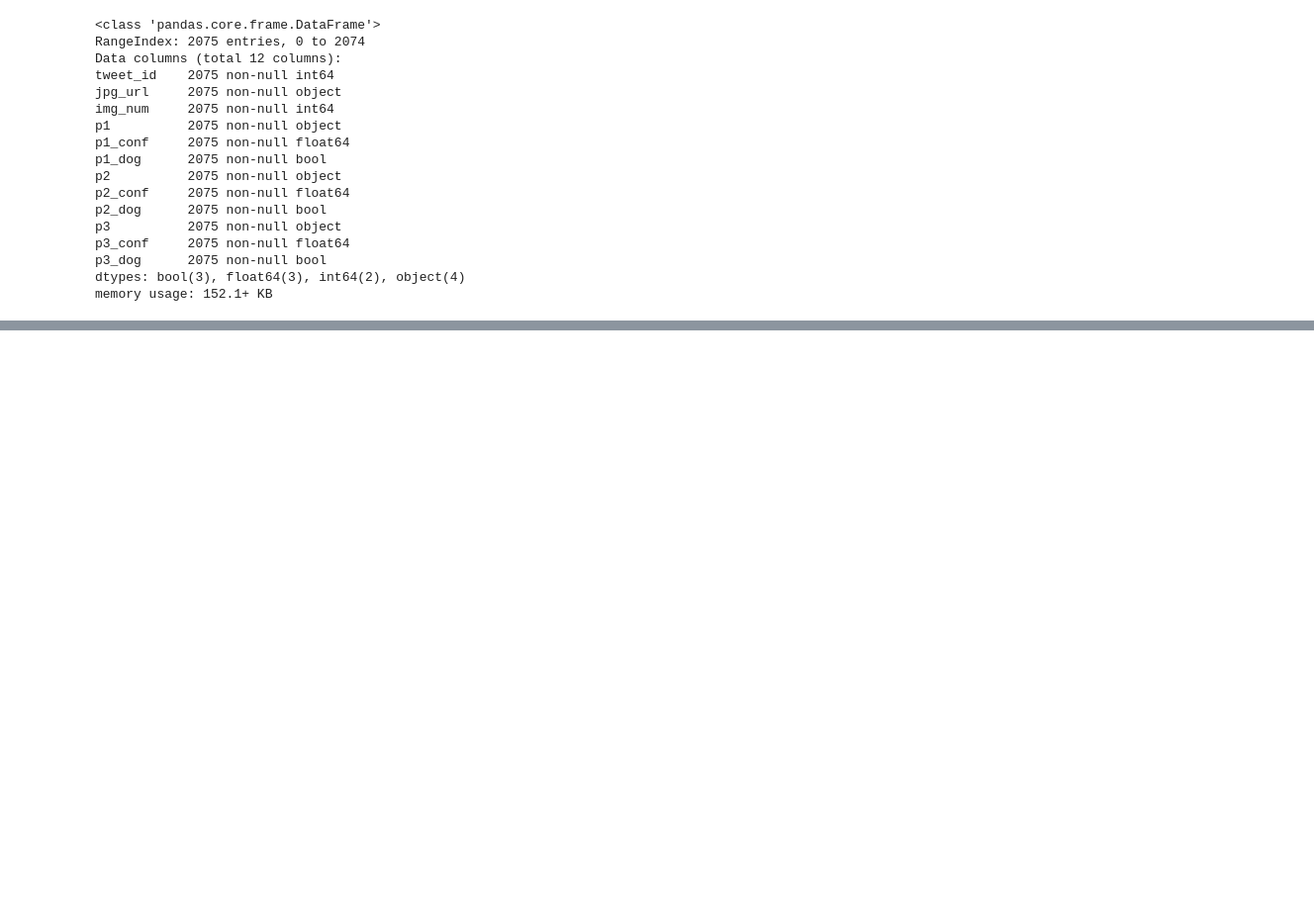
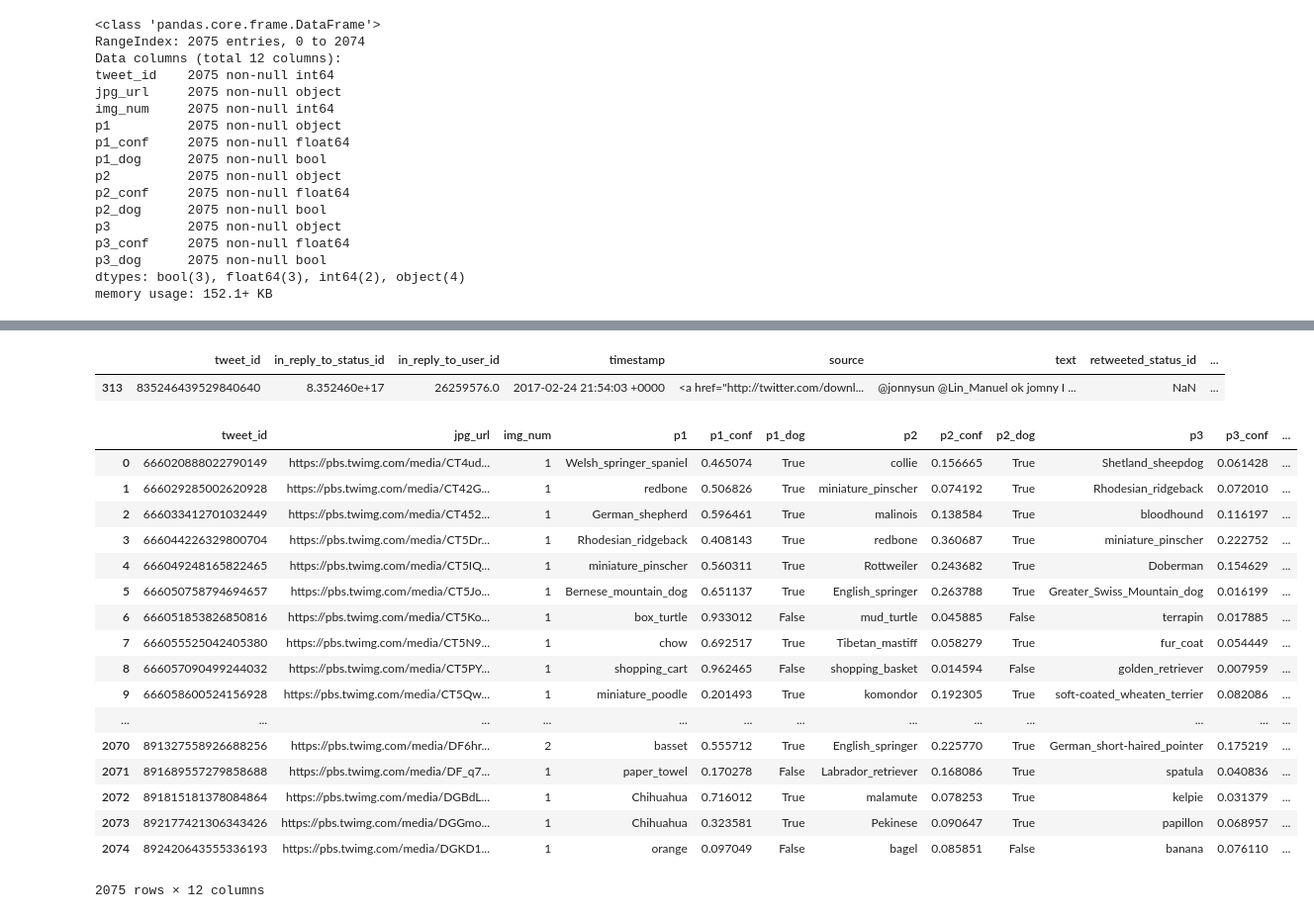
Before and after one commit to yaman-jaghbeer/nd002-Wrangle-and-Analyze-Data, a Jupyter notebook: wrangle_act.ipynb, the cells around one changed output, grey strips where cells are left out. Shown at 99% size. Drawn from its saved outputs; the diff is of its cells as text; code cells hidden in the pictures; blank space fills up the shorter version.

```diff
--- a/wrangle_act.ipynb
+++ b/wrangle_act.ipynb
@@ -123,0 +261,27 @@ with open('tweet_json.txt', mode = 'w') as file:
+# %%
+twitter_archive.query('rating_denominator == 0')
+# %% [output]
+|  | tweet_id | in_reply_to_status_id | in_reply_to_user_id | timestamp | source | text | retweeted_status_id | ... |
+| 313 | 835246439529840640 | 8.352460e+17 | 26259576.0 | 2017-02-24 21:54:03 +0000 | <a href="http://twitter.com/downl... | @jonnysun @Lin_Manuel ok jomny I ... | NaN | ... |
+# %%
+# Assissing image_predictions
+image_predictions
+# %% [output]
+|  | tweet_id | jpg_url | img_num | p1 | p1_conf | p1_dog | p2 | p2_conf | p2_dog | p3 | p3_conf | ... |
+| 0 | 666020888022790149 | https://pbs.twimg.com/media/CT4ud... | 1 | Welsh_springer_spaniel | 0.465074 | True | collie | 0.156665 | True | Shetland_sheepdog | 0.061428 | ... |
+| 1 | 666029285002620928 | https://pbs.twimg.com/media/CT42G... | 1 | redbone | 0.506826 | True | miniature_pinscher | 0.074192 | True | Rhodesian_ridgeback | 0.072010 | ... |
+| 2 | 666033412701032449 | https://pbs.twimg.com/media/CT452... | 1 | German_shepherd | 0.596461 | True | malinois | 0.138584 | True | bloodhound | 0.116197 | ... |
+| 3 | 666044226329800704 | https://pbs.twimg.com/media/CT5Dr... | 1 | Rhodesian_ridgeback | 0.408143 | True | redbone | 0.360687 | True | miniature_pinscher | 0.222752 | ... |
+| 4 | 666049248165822465 | https://pbs.twimg.com/media/CT5IQ... | 1 | miniature_pinscher | 0.560311 | True | Rottweiler | 0.243682 | True | Doberman | 0.154629 | ... |
+| 5 | 666050758794694657 | https://pbs.twimg.com/media/CT5Jo... | 1 | Bernese_mountain_dog | 0.651137 | True | English_springer | 0.263788 | True | Greater_Swiss_Mountain_dog | 0.016199 | ... |
+| 6 | 666051853826850816 | https://pbs.twimg.com/media/CT5Ko... | 1 | box_turtle | 0.933012 | False | mud_turtle | 0.045885 | False | terrapin | 0.017885 | ... |
+| 7 | 666055525042405380 | https://pbs.twimg.com/media/CT5N9... | 1 | chow | 0.692517 | True | Tibetan_mastiff | 0.058279 | True | fur_coat | 0.054449 | ... |
+| 8 | 666057090499244032 | https://pbs.twimg.com/media/CT5PY... | 1 | shopping_cart | 0.962465 | False | shopping_basket | 0.014594 | False | golden_retriever | 0.007959 | ... |
+| 9 | 666058600524156928 | https://pbs.twimg.com/media/CT5Qw... | 1 | miniature_poodle | 0.201493 | True | komondor | 0.192305 | True | soft-coated_wheaten_terrier | 0.082086 | ... |
+| ... | ... | ... | ... | ... | ... | ... | ... | ... | ... | ... | ... | ... |
+| 2070 | 891327558926688256 | https://pbs.twimg.com/media/DF6hr... | 2 | basset | 0.555712 | True | English_springer | 0.225770 | True | German_short-haired_pointer | 0.175219 | ... |
+| 2071 | 891689557279858688 | https://pbs.twimg.com/media/DF_q7... | 1 | paper_towel | 0.170278 | False | Labrador_retriever | 0.168086 | True | spatula | 0.040836 | ... |
+| 2072 | 891815181378084864 | https://pbs.twimg.com/media/DGBdL... | 1 | Chihuahua | 0.716012 | True | malamute | 0.078253 | True | kelpie | 0.031379 | ... |
+| 2073 | 892177421306343426 | https://pbs.twimg.com/media/DGGmo... | 1 | Chihuahua | 0.323581 | True | Pekinese | 0.090647 | True | papillon | 0.068957 | ... |
+| 2074 | 892420643555336193 | https://pbs.twimg.com/media/DGKD1... | 1 | orange | 0.097049 | False | bagel | 0.085851 | False | banana | 0.076110 | ... |
+2075 rows × 12 columns
```
Also changed, not shown: parts of 20 cells of this notebook.
